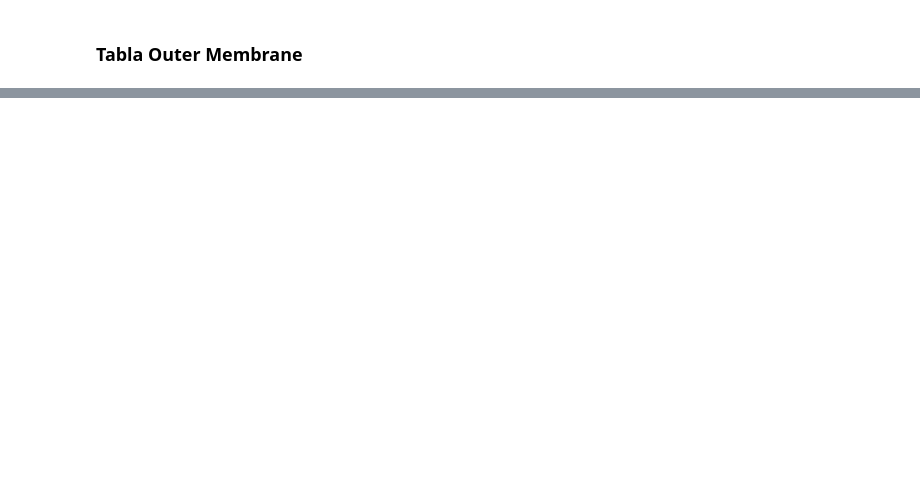
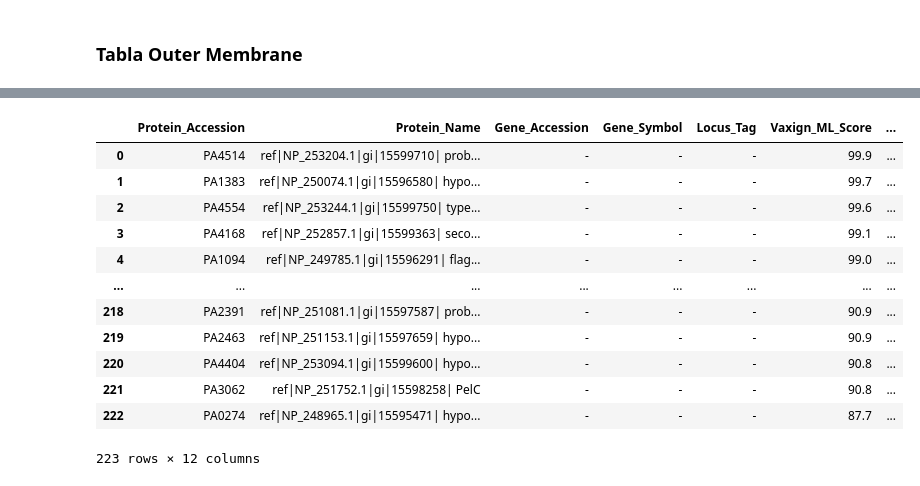
Before and after one commit to kevinerv/Javier, a Jupyter notebook: analisis_javier.ipynb, the cells around one changed output, grey strips where cells are left out. Saved outputs shown, nothing was run; the diff lists cells and outputs as text; code cells hidden in the pictures; blank space fills up the shorter version.

```diff
--- a/analisis_javier.ipynb
+++ b/analisis_javier.ipynb
@@ -115,0 +123,26 @@ outer_membrane
+# %%
+# Se excluyen registros con datos "Yes" en los siguientes campos
+# Similar Human Protein,  Similar Mouse Protein, Similar Pig Protein
+outer_membrane = outer_membrane[outer_membrane.Similar_Human_Protein != "Yes" ]
+outer_membrane = outer_membrane[outer_membrane.Similar_Mouse_Protein != "Yes" ]
+outer_membrane = outer_membrane[outer_membrane.Similar_Pig_Protein != "Yes" ]
+
+# Vaxign‑ML Score en orden descendente
+
+outer_membrane = outer_membrane.sort_values(by=['Vaxign_ML_Score'], ascending=False).reset_index()
+outer_membrane = outer_membrane.drop(columns=['level_0','index'])
+outer_membrane
+# %% [output]
+|  | Protein_Accession | Protein_Name | Gene_Accession | Gene_Symbol | Locus_Tag | Vaxign_ML_Score | ... |
+| 0 | PA4514 | ref|NP_253204.1|gi|15599710| prob... | - | - | - | 99.9 | ... |
+| 1 | PA1383 | ref|NP_250074.1|gi|15596580| hypo... | - | - | - | 99.7 | ... |
+| 2 | PA4554 | ref|NP_253244.1|gi|15599750| type... | - | - | - | 99.6 | ... |
+| 3 | PA4168 | ref|NP_252857.1|gi|15599363| seco... | - | - | - | 99.1 | ... |
+| 4 | PA1094 | ref|NP_249785.1|gi|15596291| flag... | - | - | - | 99.0 | ... |
+| ... | ... | ... | ... | ... | ... | ... | ... |
+| 218 | PA2391 | ref|NP_251081.1|gi|15597587| prob... | - | - | - | 90.9 | ... |
+| 219 | PA2463 | ref|NP_251153.1|gi|15597659| hypo... | - | - | - | 90.9 | ... |
+| 220 | PA4404 | ref|NP_253094.1|gi|15599600| hypo... | - | - | - | 90.8 | ... |
+| 221 | PA3062 | ref|NP_251752.1|gi|15598258| PelC | - | - | - | 90.8 | ... |
+| 222 | PA0274 | ref|NP_248965.1|gi|15595471| hypo... | - | - | - | 87.7 | ... |
+223 rows × 12 columns
```
Also changed, not shown: parts of 6 cells of this notebook, 1 other file.
